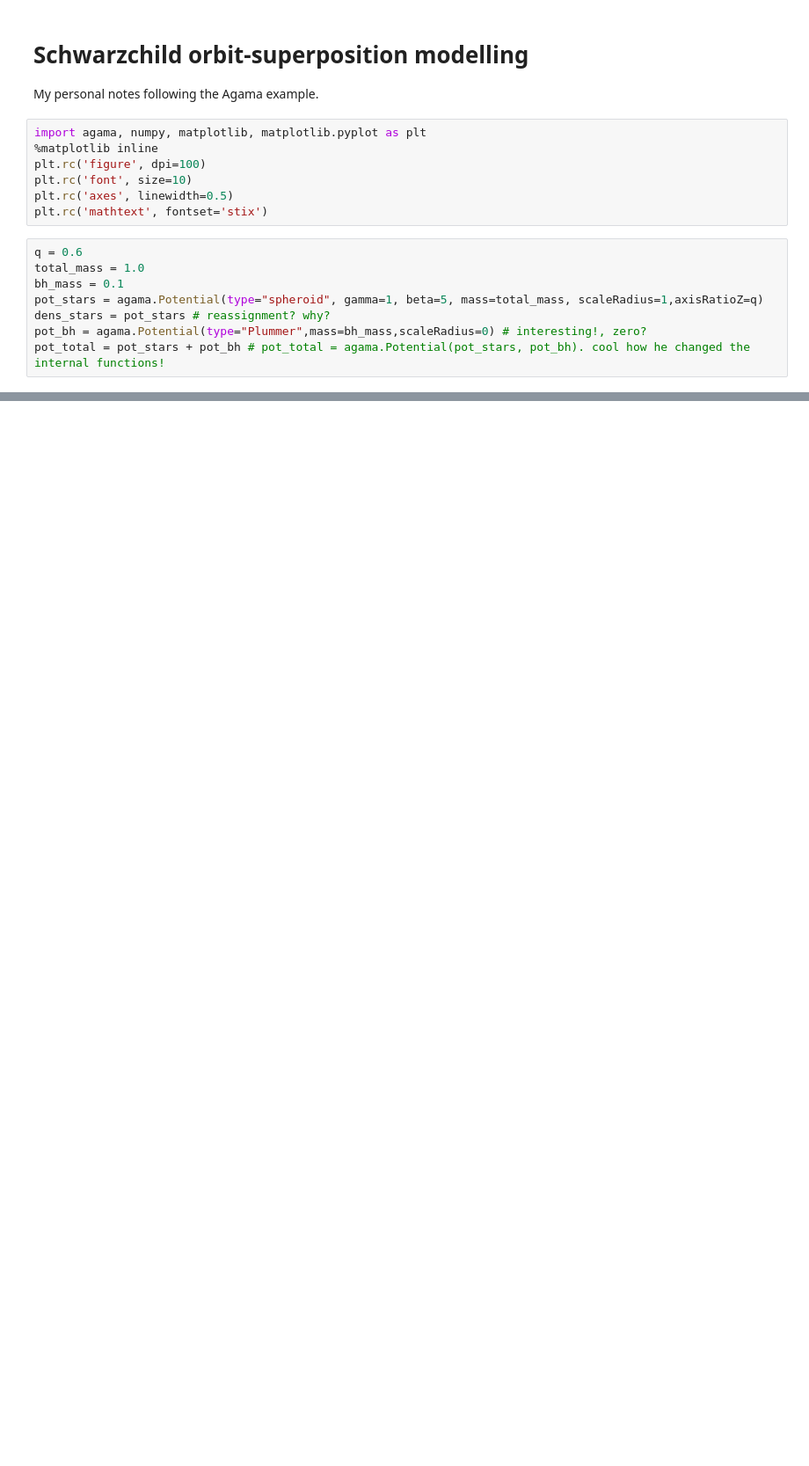
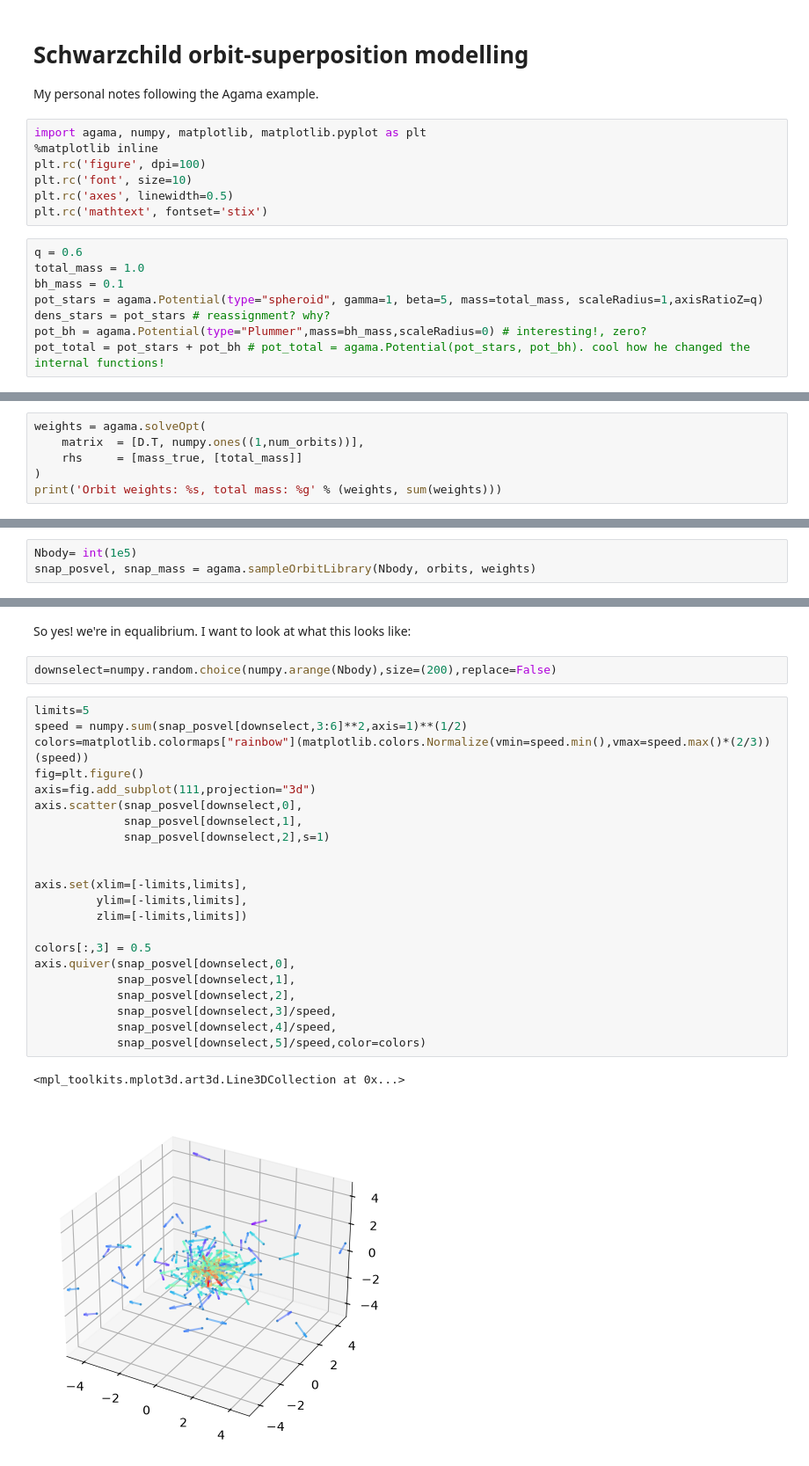
Before and after one commit to salvatore-ferrone/bar-dynamics, a Jupyter notebook: pedagogy/tutorial_schwarzchild.ipynb, the cells around one changed output, grey strips where cells are left out. Shown at 88% size. Saved outputs shown, nothing was run; the diff lists cells and outputs as text; blank space fills up the shorter version.

Commit message:
checking the nbody codes

```diff
--- a/pedagogy/tutorial_schwarzchild.ipynb
+++ b/pedagogy/tutorial_schwarzchild.ipynb
@@ -66,0 +196,6 @@ axis.set(xscale="log",yscale="log",xlabel="R")
+# %%
+weights = agama.solveOpt(
+    matrix  = [D.T, numpy.ones((1,num_orbits))],
+    rhs     = [mass_true, [total_mass]]
+)
+print('Orbit weights: %s, total mass: %g' % (weights, sum(weights)))
@@ -66,0 +337,3 @@ axis.set(xscale="log",yscale="log",xlabel="R")
+# %%
+Nbody= int(1e5)
+snap_posvel, snap_mass = agama.sampleOrbitLibrary(Nbody, orbits, weights)
@@ -66,0 +393,29 @@ axis.set(xscale="log",yscale="log",xlabel="R")
+# %% [markdown]
+So yes! we're in equalibrium. I want to look at what this looks like:
+# %%
+downselect=numpy.random.choice(numpy.arange(Nbody),size=(200),replace=False)
+# %%
+limits=5
+speed = numpy.sum(snap_posvel[downselect,3:6]**2,axis=1)**(1/2)
+colors=matplotlib.colormaps["rainbow"](matplotlib.colors.Normalize(vmin=speed.min(),vmax=speed.max()*(2/3))(speed))
+fig=plt.figure()
+axis=fig.add_subplot(111,projection="3d")
+axis.scatter(snap_posvel[downselect,0],
+             snap_posvel[downselect,1],
+             snap_posvel[downselect,2],s=1)
+
+
+axis.set(xlim=[-limits,limits],
+         ylim=[-limits,limits],
+         zlim=[-limits,limits])
+
+colors[:,3] = 0.5
+axis.quiver(snap_posvel[downselect,0],
+            snap_posvel[downselect,1],
+            snap_posvel[downselect,2],
+            snap_posvel[downselect,3]/speed,
+            snap_posvel[downselect,4]/speed,
+            snap_posvel[downselect,5]/speed,color=colors)
+# %% [output]
+<mpl_toolkits.mplot3d.art3d.Line3DCollection at 0x...>
+[figure, added]
```
Also changed, not shown: parts of 39 cells of this notebook.
